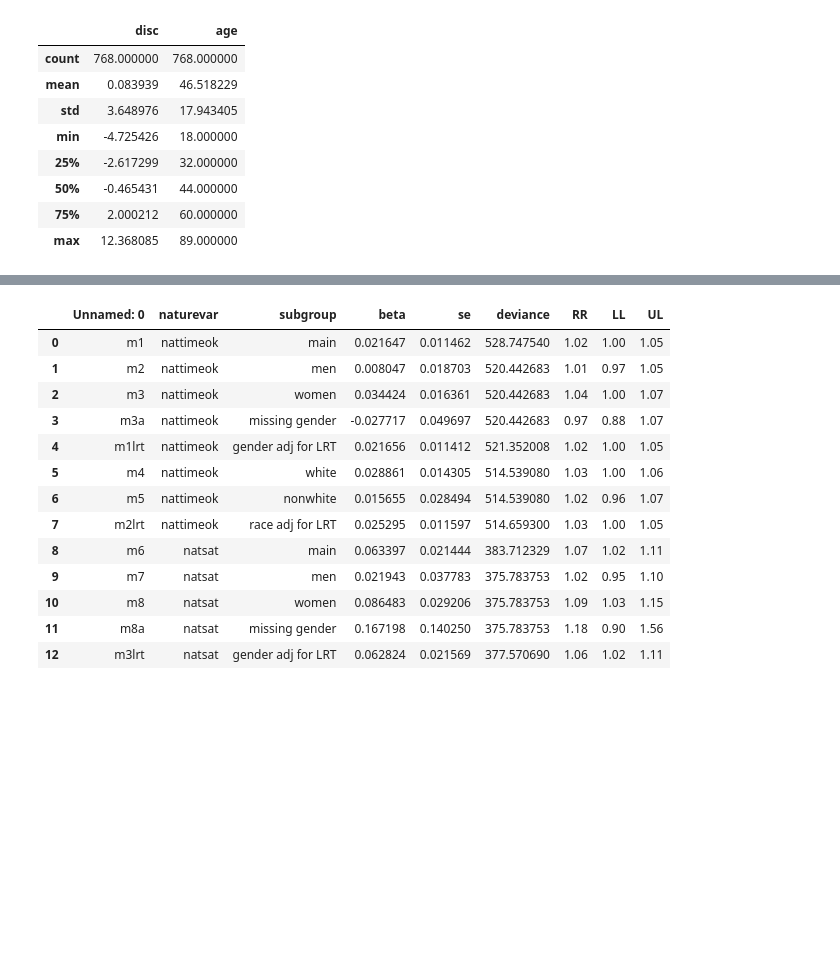
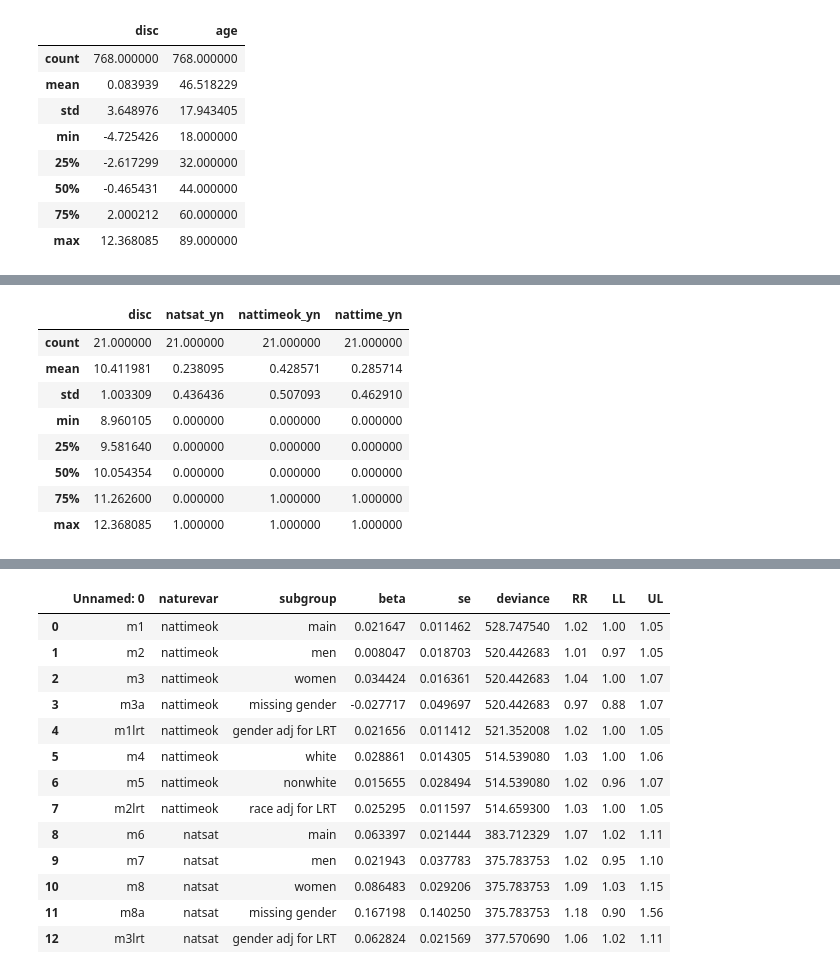
Before and after one commit to Mabus00/CSCI_6055_R, a Jupyter notebook: CSCI_6055_project.ipynb, the cells around one changed output, grey strips where cells are left out. Drawn from its saved outputs; the diff is of its cells as text; code cells hidden in the pictures; blank space fills up the shorter version.

```diff
--- a/CSCI_6055_project.ipynb
+++ b/CSCI_6055_project.ipynb
@@ -389,3 +396,14 @@ df_b[['disc','age']].describe()
 | 50% | -0.465431 | 44.000000 |
 | 75% | 2.000212 | 60.000000 |
 | max | 12.368085 | 89.000000 |
+# %%
+def detect_outliers(series):
+    q1 = series.quantile(0.25)
+    q3 = series.quantile(0.75)
+    iqr = q3 - q1
+    lower = q1 - 1.5 * iqr
+    upper = q3 + 1.5 * iqr
+    return series[(series < lower) | (series > upper)]
+
+outliers_disc = detect_outliers(df_b['disc'])
+print(f"Outliers in discrimination (disc): {len(outliers_disc)} cases")
@@ -391,0 +417,13 @@ df_b[['disc','age']].describe()
+# %%
+# calculate descriptive summary of outliers
+df_b.loc[outliers_disc.index, ['disc', 'natsat_yn', 'nattimeok_yn', 'nattime_yn']].describe()
+# %% [output]
+|  | disc | natsat_yn | nattimeok_yn | nattime_yn |
+| count | 21.000000 | 21.000000 | 21.000000 | 21.000000 |
+| mean | 10.411981 | 0.238095 | 0.428571 | 0.285714 |
+| std | 1.003309 | 0.436436 | 0.507093 | 0.462910 |
+| min | 8.960105 | 0.000000 | 0.000000 | 0.000000 |
+| 25% | 9.581640 | 0.000000 | 0.000000 | 0.000000 |
+| 50% | 10.054354 | 0.000000 | 0.000000 | 0.000000 |
+| 75% | 11.262600 | 0.000000 | 1.000000 | 1.000000 |
+| max | 12.368085 | 1.000000 | 1.000000 | 1.000000 |
```
Also changed, not shown: parts of 10 cells of this notebook.
